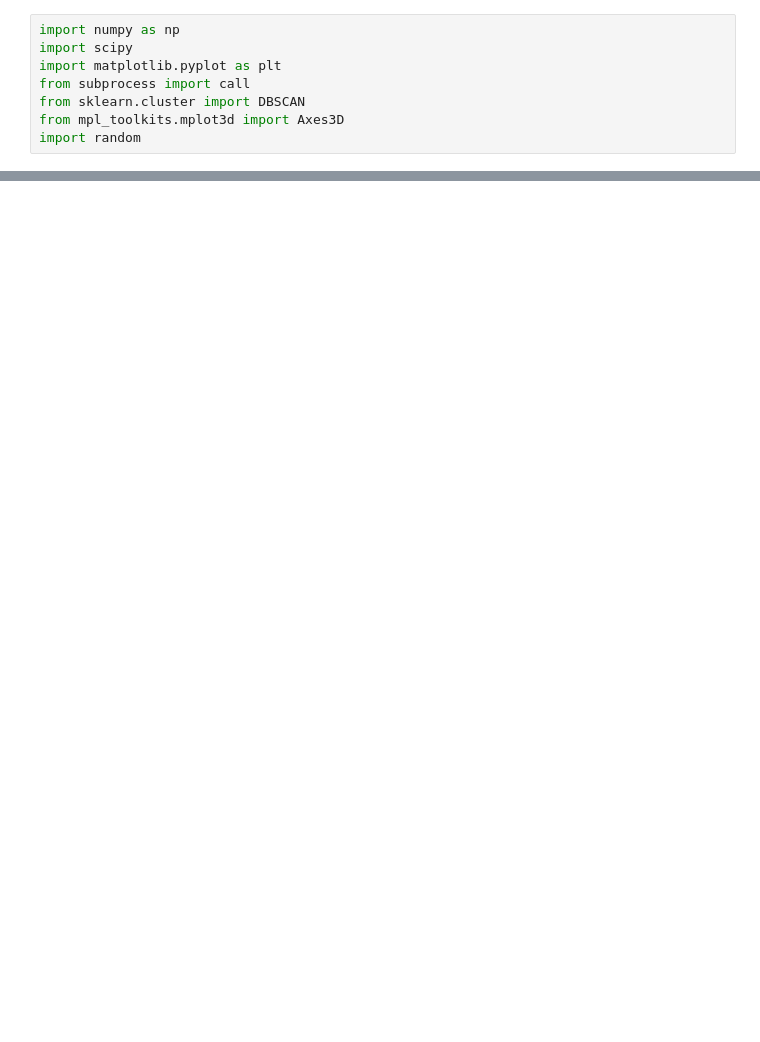
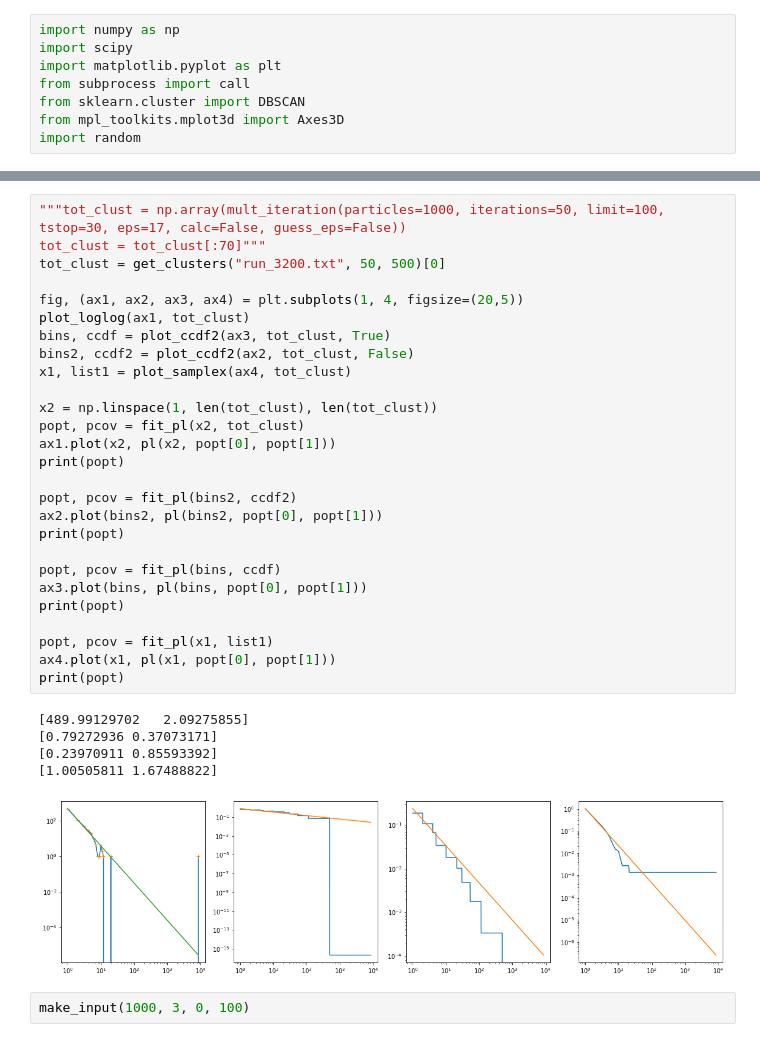
Before and after one commit to Sennevw/Masters-thesis, a Jupyter notebook: Treecode/data.ipynb, the cells around one changed output, grey strips where cells are left out. Saved outputs shown, nothing was run; the diff lists cells and outputs as text; blank space fills up the shorter version.

```diff
--- a/Treecode/data.ipynb
+++ b/Treecode/data.ipynb
@@ -190,0 +161,35 @@ TypeError: 'list' object cannot be interpreted as an integer
+# %%
+"""tot_clust = np.array(mult_iteration(particles=1000, iterations=50, limit=100, tstop=30, eps=17, calc=False, guess_eps=False))
+tot_clust = tot_clust[:70]"""
+tot_clust = get_clusters("run_3200.txt", 50, 500)[0]
+
+fig, (ax1, ax2, ax3, ax4) = plt.subplots(1, 4, figsize=(20,5))
+plot_loglog(ax1, tot_clust)
+bins, ccdf = plot_ccdf2(ax3, tot_clust, True)
+bins2, ccdf2 = plot_ccdf2(ax2, tot_clust, False)
+x1, list1 = plot_samplex(ax4, tot_clust)
+
+x2 = np.linspace(1, len(tot_clust), len(tot_clust))
+popt, pcov = fit_pl(x2, tot_clust)
+ax1.plot(x2, pl(x2, popt[0], popt[1]))
+print(popt)
+
+popt, pcov = fit_pl(bins2, ccdf2)
+ax2.plot(bins2, pl(bins2, popt[0], popt[1]))
+print(popt)
+
+popt, pcov = fit_pl(bins, ccdf)
+ax3.plot(bins, pl(bins, popt[0], popt[1]))
+print(popt)
+
+popt, pcov = fit_pl(x1, list1)
+ax4.plot(x1, pl(x1, popt[0], popt[1]))
+print(popt)
+# %% [output]
+[489.99129702   2.09275855]
+[0.79272936 0.37073171]
+[0.23970911 0.85593392]
+[1.00505811 1.67488822]
+[figure, added]
+# %%
+make_input(1000, 3, 0, 100)
```
Also changed, not shown: parts of 9 cells of this notebook, 7 other files.
